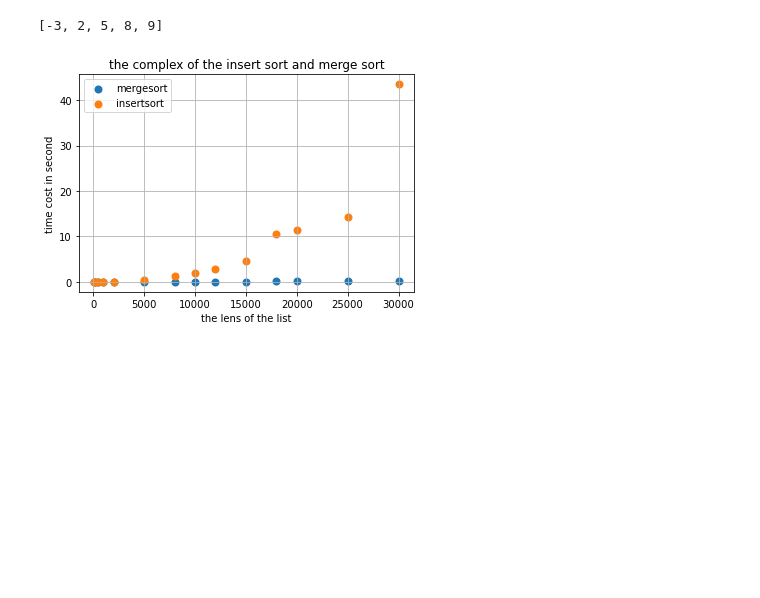
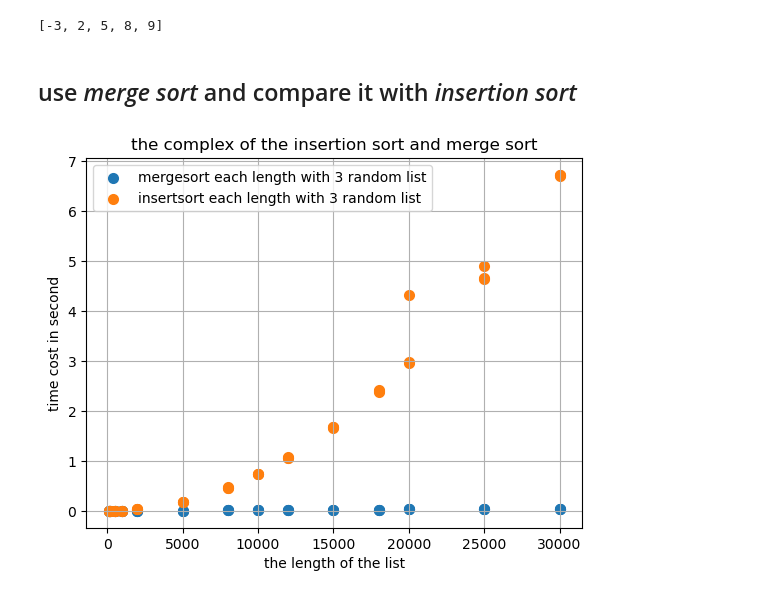
Before and after one commit to wanjeans33/FrankfurtSchool-Algorithms-Data-Structures, a Jupyter notebook: Merge Sort.ipynb, the cells around one changed output. Drawn from its saved outputs; the diff is of its cells as text; code cells hidden in the pictures; blank space fills up the shorter version.

Commit message:
complete merge sort

```diff
--- a/Merge Sort.ipynb
+++ b/Merge Sort.ipynb
@@ -12,9 +12,12 @@ Mented by Vahe Andonians Salmas</center>
 def merge(left,right):
 
     result=[]
+    #result is the list to record the merge of two list
 
     i,j=0,0
+    #i & j are the index of the left and right list, both are first zero.
 
+    #now use while loop to input the smaller element from left and right to the result.
     while i< len(left) and j < len(right):
 
         if left[i]<right[j]:
@@ -37,13 +40,18 @@ def merge(left,right):
 def mergesort(n):
 
     size=len(n)
+    #use size to record the length of the target list n
 
     if size==1:
+    #if there is only one element in list, just return it.
+
         return n
+
     else:
-        counter =+ 1
-        #split
+    #in Normal way use iteration to spilt the list
+
         mid=int(size/2)
+        #split the list to left and right list.
 
         left=mergesort(n[0:mid])
 
@@ -52,8 +60,8 @@ def mergesort(n):
         return merge(left,right)
 
 
+#test
 temp = [-3,5,9,2,8]
-mergesort(temp)
 print(mergesort(temp))
 # %% [output]
 [-3, 2, 5, 8, 9]
@@ -63,8 +71,10 @@ import numpy as np
 from datetime import datetime
 import random
 import matplotlib.pyplot as plt
+# %% [markdown]
+## use *merge sort* and compare it with *insertion sort*
 # %%
-x=1
+x=3
 a=np.array([100,200,500,1000,2000,5000,8000,10000,12000,15000,18000,20000,25000,30000])
 
 timeresult=np.zeros((x,len(a)))
@@ -107,26 +117,26 @@ for j in range(x):
 
         timeresult1[j,i]=(end_time - start_time).total_seconds()
 # %%
-x = np.array([a])
+x = np.array([a,a,a])
 y1=timeresult1
 y = timeresult
 # plot
 fig, ax = plt.subplots()
 
-ax.scatter(x, y, linewidth=2,label='mergesort')
-ax.scatter(x,y1,linewidth=2,label='insertsort')
+ax.scatter(x, y, linewidth=2,label='mergesort each length with 3 random list')
+ax.scatter(x,y1,linewidth=2,label='insertsort each length with 3 random list')
 
 ax.set_ylabel('time cost in second')
-ax.set_xlabel('the lens of the list')
-ax.set_title('the complex of the insert sort and merge sort')
+ax.set_xlabel('the length of the list')
+ax.set_title('the complex of the insertion sort and merge sort')
 
 ax.grid()
 
 ax.legend()
 
 image_format = 'svg' # e.g .png, .svg, etc.
 image_name = 'merge_sort.svg'
 
 fig.savefig(image_name, format=image_format, dpi=1200)
 # %% [output]
-[figure, old version]
+[figure, new version]
```
Also changed, not shown: 1 other file.
